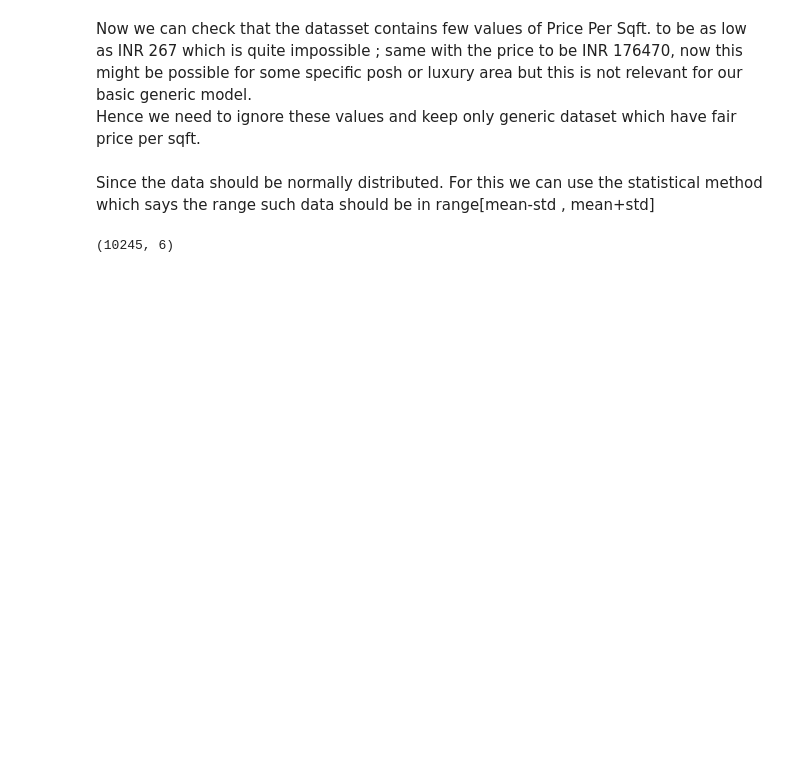
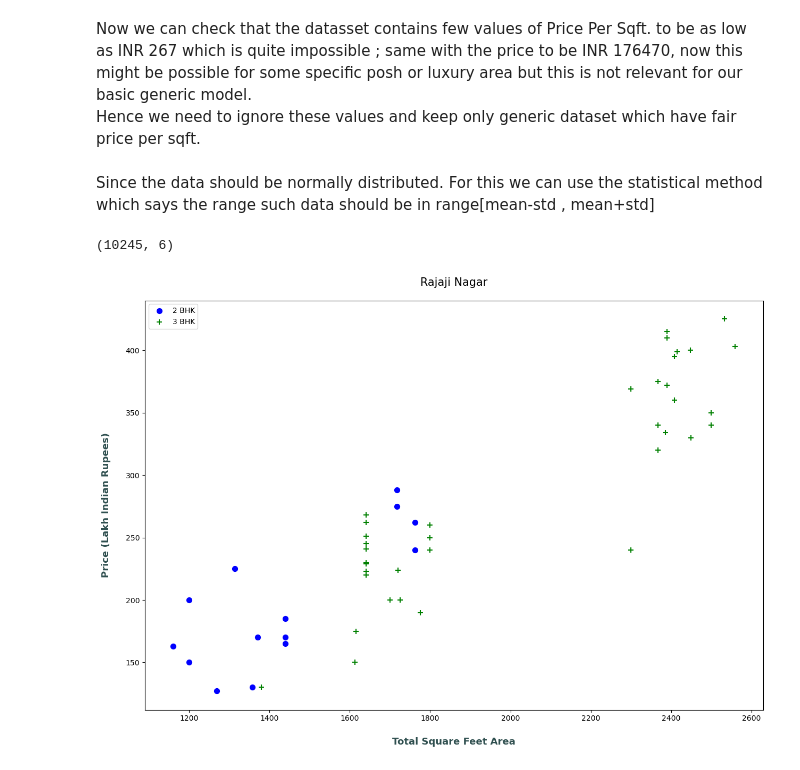
Before and after one commit to Codealpha07/Real-Estate-Price-Estimation, a Jupyter notebook: Model/Prediction_Model.ipynb, the cells around one changed output. Cells and saved outputs as stored; diff of their text form; code cells hidden in the pictures; blank space fills up the shorter version.

Commit message:
scatter plot

```diff
--- a/Model/Prediction_Model.ipynb
+++ b/Model/Prediction_Model.ipynb
@@ -337,3 +337,18 @@ df7 = remove_outliers(df6)
 df7.shape
 # %% [output]
 (10245, 6)
+# %%
+def plot_scatter_pps(df, given_location):
+    bhk_2 = df[(df.location == given_location) & (df.Size_in_BHK==2)]
+    bhk_3 = df[(df.location == given_location) & (df.Size_in_BHK==3)]
+    matplotlib.rcParams['figure.figsize'] = (15,10)
+    plt.scatter(bhk_2.total_sqft, bhk_2.price, color="blue", label = "2 BHK", s=50)
+    plt.scatter(bhk_3.total_sqft,bhk_3.price,marker='+', color='green',label='3 BHK', s=50)
+    plt.xlabel("Total Square Feet Area", fontsize=13, color="darkslategray", fontweight=1000, loc="center", labelpad=20)
+    plt.ylabel("Price (Lakh Indian Rupees)", fontsize=13, color="darkslategray", fontweight=1000 , loc="center", labelpad=20)
+    plt.title(given_location, pad=20, size=15)
+    plt.legend()
+
+plot_scatter_pps(df7, "Rajaji Nagar")
+# %% [output]
+[figure, added]
```
Also changed, not shown: parts of 1 cell of this notebook.
